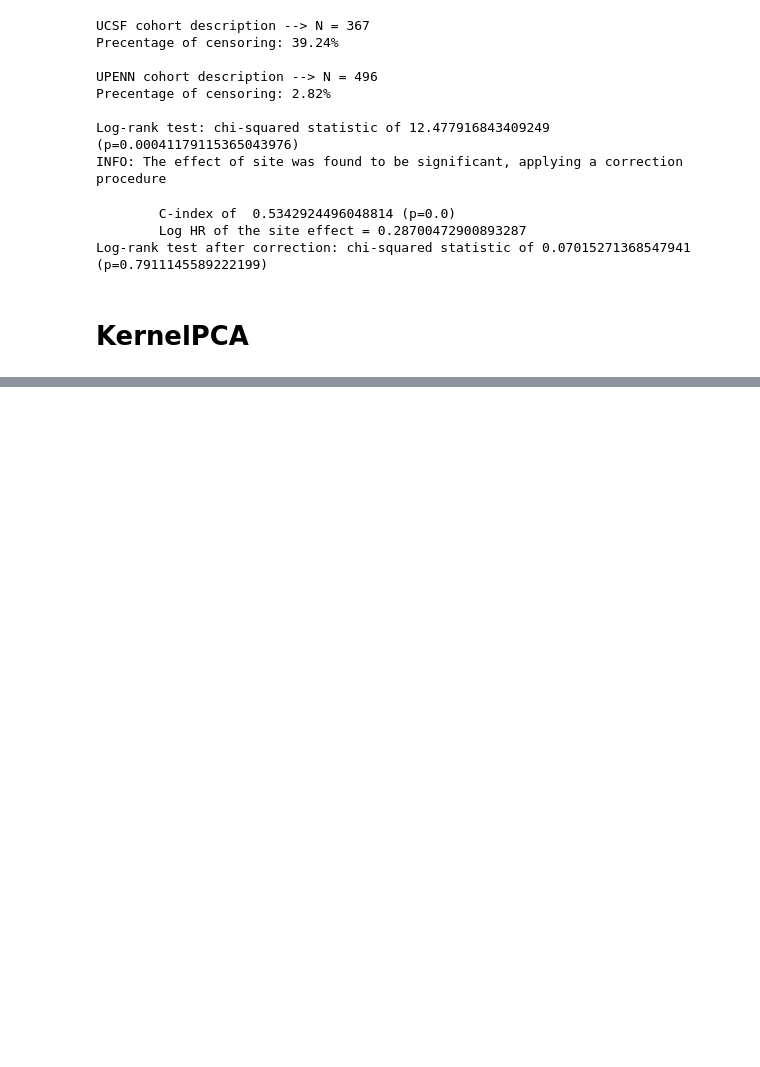
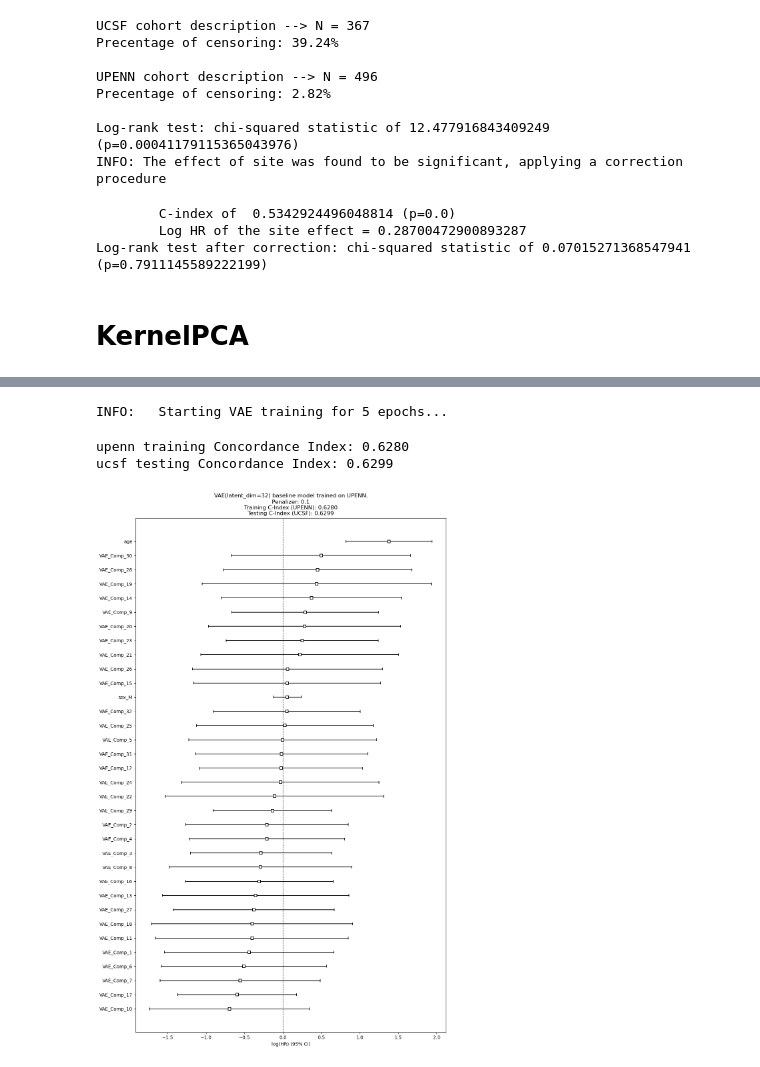
Before and after one commit to basiav/Tractography, a Jupyter notebook: old/tr_testing.ipynb, the cells around one changed output, grey strips where cells are left out. Cells and saved outputs as stored; diff of their text form; code cells hidden in the pictures; blank space fills up the shorter version.

```diff
--- a/old/tr_testing.ipynb
+++ b/old/tr_testing.ipynb
@@ -379,0 +790,62 @@ upenn testing Concordance Index: 0.5833
+# %%
+# 1. Tworzysz 'trainer' używając VAE jako metody
+trainer = Transformer(method)
+
+# 2. Ekstrakcja cech (Latent Space)
+# W VAE 'comps_training' to będą wartości średnie (mu) z warstwy ukrytej
+comps_training = trainer.fit_transform(norm='min_max', epochs=5)
+comps_testing = trainer.transform(testing_maps)
+# %% [output]
+INFO:   Starting VAE training for 5 epochs...
+# %%
+# 3. Reszta Twojego potoku (Cox Regression) zostaje bez zmian!
+df_base = df_training
+
+# add_extracted_mapsdata doda Twoje 100 wymiarów z VAE do tabeli z danymi klinicznymi
+X_train_with_features = DataTransformer.add_extracted_mapsdata(
+    df_base, comps_training, method, n_components=n_components
+)
+# %%
+# 4. PRZYGOTOWANIE DANYCH (Drop niepotrzebnych kolumn i Encoding)
+# Tworzymy pipeline enkodujący na podstawie danych TRENINGOWYCH
+df_train_prepped = DataTransformer.drop_columns(X_train_with_features) # Usuwa ID, site, OS itp.
+encoding_pipeline = EncodingPipeline(df_train_prepped)
+X_train = DataTransformer.feature_fit_transform(encoding_pipeline)
+
+
+penalizer = 0.1
+# 5. MODELOWANIE (Cox Regression)
+td_cphfitter = TD_CoxPHFitter(penalizer)
+td_cphfitter.fit(X_train, duration_col, event_col)
+
+print(f"{dataset_training.name} training Concordance Index: {td_cphfitter.concordance_index:.4f}")
+
+# --- PROCES TESTOWY (UPENN) ---
+
+# 6. DODANIE CECH DO TABELI TESTOWEJ
+X_test_with_features = DataTransformer.add_extracted_mapsdata(
+    dataset_testing.df, comps_testing, method, n_components=n_components
+)
+
+# 7. TRANSFORMACJA TESTOWA (Używamy encoding_pipeline z treningu!)
+# Nie robimy fit_transform, tylko sam transform, żeby kategorie (np. płeć) były spójne
+df_test_prepped = DataTransformer.drop_columns(X_test_with_features)
+X_test = DataTransformer.feature_transform(df_test_prepped, encoding_pipeline)
+
+# 8. EVALUACJA
+c_index_test = td_cphfitter.score(X_test, "concordance_index")
+print(f"{dataset_testing.name} testing Concordance Index: {c_index_test:.4f}")
+
+# 9. WIZUALIZACJA
+fig, ax = plt.subplots(figsize=(12, 20))
+ax.set_title(
+    f"{method} baseline model trained on {dataset_training.name.upper()}.\n"
+    f"Penalizer: {penalizer}\n"
+    f"Training C-Index ({dataset_training.name.upper()}): {td_cphfitter.concordance_index:.4f}\n"
+    f"Testing C-Index ({dataset_testing.name.upper()}): {c_index_test:.4f}"
+)
+td_cphfitter.plot(ax=ax)
+# %% [output]
+upenn training Concordance Index: 0.6280
+ucsf testing Concordance Index: 0.6299
+[figure, added]
```
Also changed, not shown: parts of 14 cells of this notebook, 4 other files.
